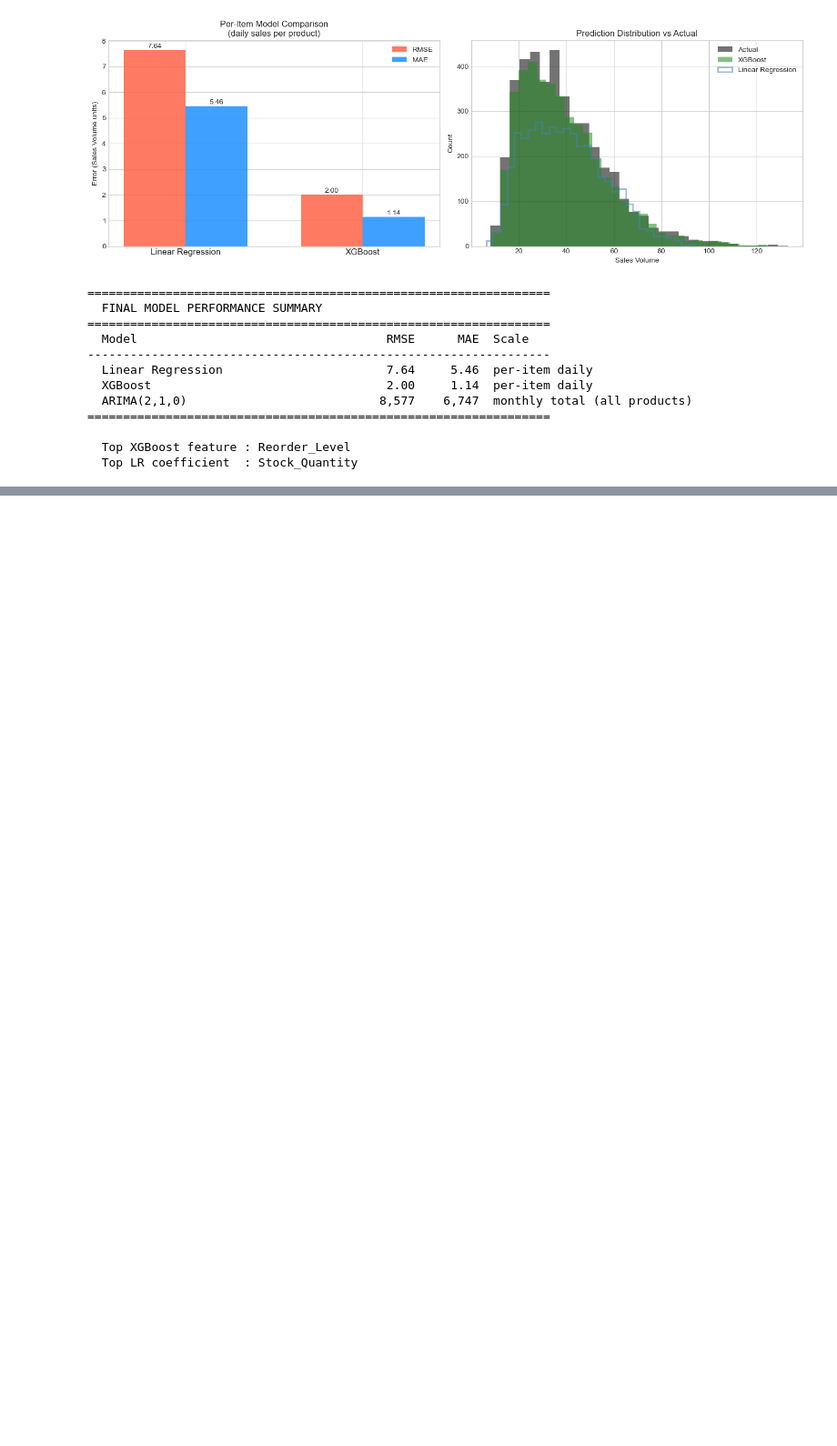
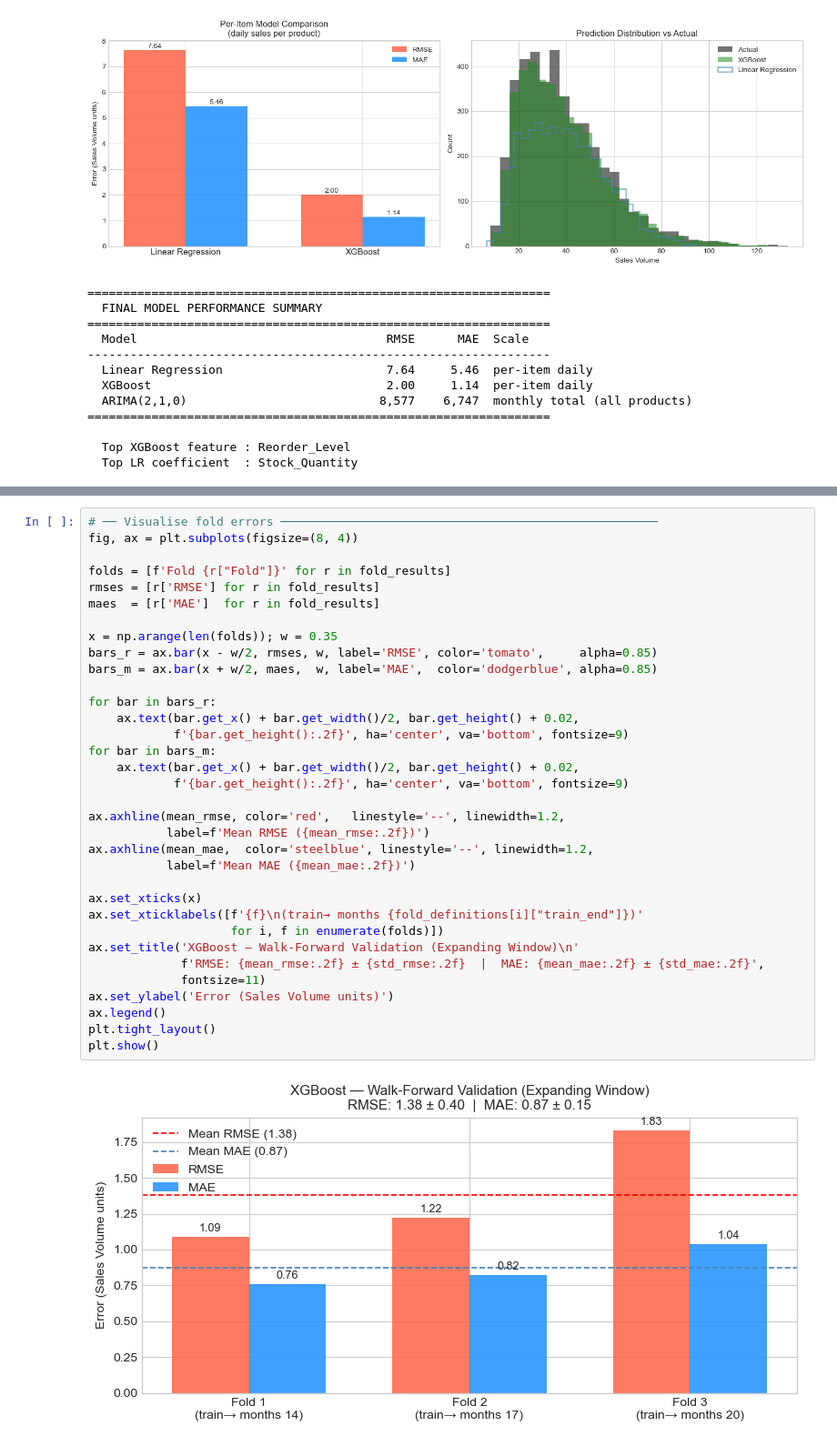
Before and after one commit to atharvbharaswadkar/Inventory-demand-forecasting, a Jupyter notebook: Inventory_Demand_Forecasting.ipynb, the cells around one changed output, grey strips where cells are left out. Shown at 91% size. Cells and saved outputs as stored; diff of their text form; blank space fills up the shorter version.

```diff
--- a/Inventory_Demand_Forecasting.ipynb
+++ b/Inventory_Demand_Forecasting.ipynb
@@ -459 +555,37 @@ print(f'  Top LR coefficient  : {feature_cols[np.argmax(np.abs(lr.coef_))]}')
+# %%
+# ── Visualise fold errors ─────────────────────────────────────────────────────
+fig, ax = plt.subplots(figsize=(8, 4))
+
+folds = [f'Fold {r["Fold"]}' for r in fold_results]
+rmses = [r['RMSE'] for r in fold_results]
+maes  = [r['MAE']  for r in fold_results]
+
+x = np.arange(len(folds)); w = 0.35
+bars_r = ax.bar(x - w/2, rmses, w, label='RMSE', color='tomato',     alpha=0.85)
+bars_m = ax.bar(x + w/2, maes,  w, label='MAE',  color='dodgerblue', alpha=0.85)
+
+for bar in bars_r:
+    ax.text(bar.get_x() + bar.get_width()/2, bar.get_height() + 0.02,
+            f'{bar.get_height():.2f}', ha='center', va='bottom', fontsize=9)
+for bar in bars_m:
+    ax.text(bar.get_x() + bar.get_width()/2, bar.get_height() + 0.02,
+            f'{bar.get_height():.2f}', ha='center', va='bottom', fontsize=9)
+
+ax.axhline(mean_rmse, color='red',   linestyle='--', linewidth=1.2,
+           label=f'Mean RMSE ({mean_rmse:.2f})')
+ax.axhline(mean_mae,  color='steelblue', linestyle='--', linewidth=1.2,
+           label=f'Mean MAE ({mean_mae:.2f})')
+
+ax.set_xticks(x)
+ax.set_xticklabels([f'{f}\n(train→ months {fold_definitions[i]["train_end"]})'
+                    for i, f in enumerate(folds)])
+ax.set_title('XGBoost — Walk-Forward Validation (Expanding Window)\n'
+             f'RMSE: {mean_rmse:.2f} ± {std_rmse:.2f}  |  MAE: {mean_mae:.2f} ± {std_mae:.2f}',
+             fontsize=11)
+ax.set_ylabel('Error (Sales Volume units)')
+ax.legend()
+plt.tight_layout()
+plt.show()
+# %% [output]
+[figure, added]
 # %% [markdown]
```
Also changed, not shown: parts of 3 cells of this notebook, 2 other files.
